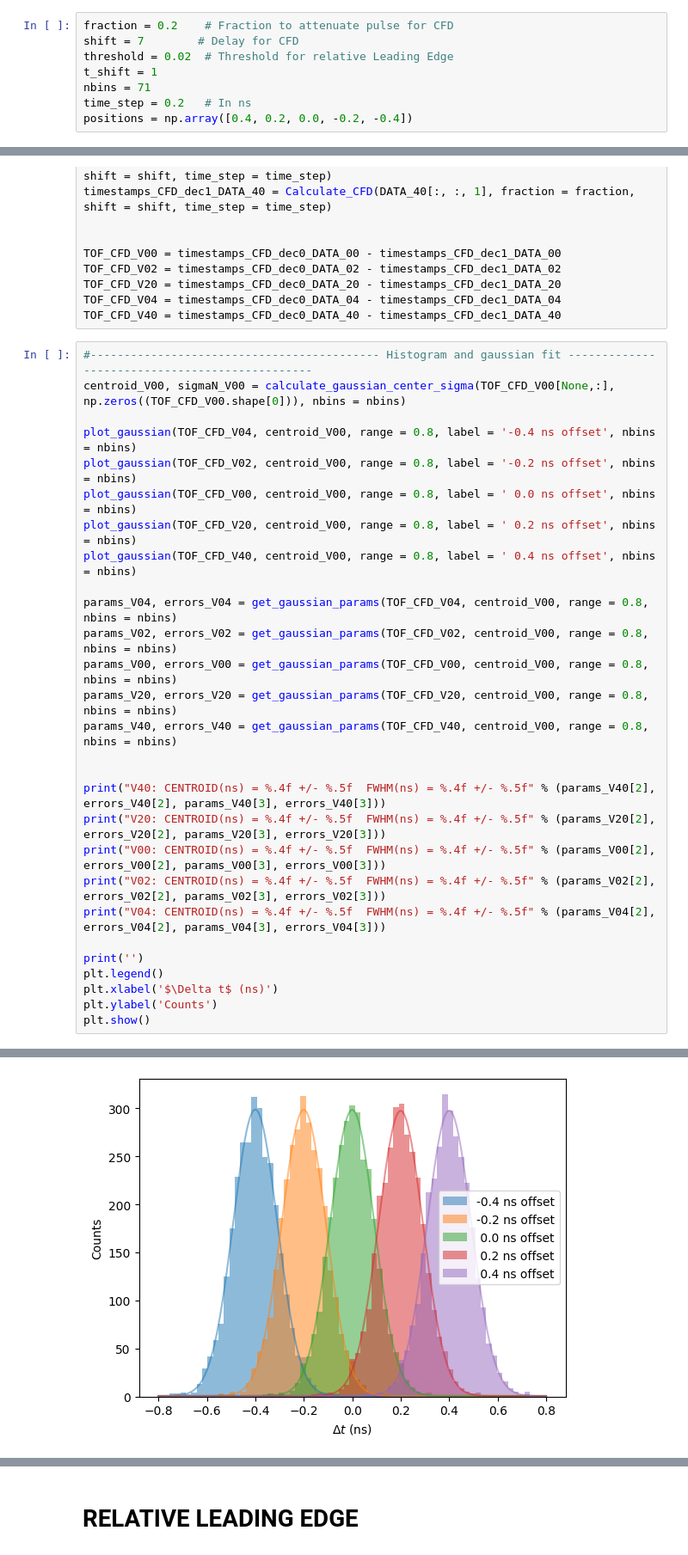
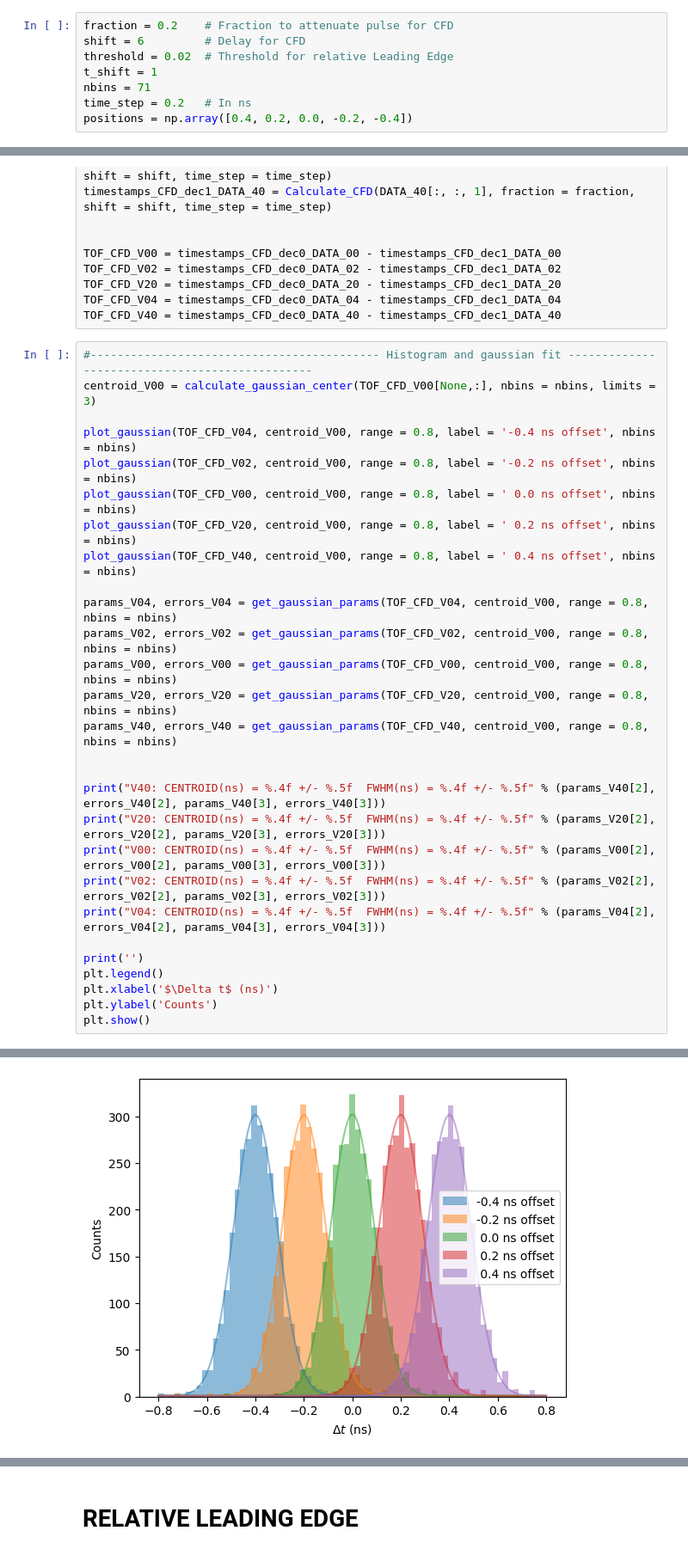
Before and after one commit to wjosefw/MLTiming, a Jupyter notebook: Traditional_methods.ipynb, the cells around one changed output, grey strips where cells are left out. Shown at 86% size. Cells and saved outputs as stored; diff of their text form.

```diff
--- a/Traditional_methods.ipynb
+++ b/Traditional_methods.ipynb
@@ -16,7 +14,7 @@ non_normalized_data = np.load(os.path.join(non_normalized_dir,'pulsos_Na22_filt_
 normalized_data = np.load(os.path.join(normalized_dir, 'Na22_test_val.npz'))['data']
 # %%
 fraction = 0.2    # Fraction to attenuate pulse for CFD
-shift = 7        # Delay for CFD
+shift = 6         # Delay for CFD
 threshold = 0.02  # Threshold for relative Leading Edge
 t_shift = 1
 nbins = 71
@@ -54,7 +52,7 @@ TOF_CFD_V04 = timestamps_CFD_dec0_DATA_04 - timestamps_CFD_dec1_DATA_04
 TOF_CFD_V40 = timestamps_CFD_dec0_DATA_40 - timestamps_CFD_dec1_DATA_40
 # %%
 #------------------------------------------- Histogram and gaussian fit -----------------------------------------------
-centroid_V00, sigmaN_V00 = calculate_gaussian_center_sigma(TOF_CFD_V00[None,:], np.zeros((TOF_CFD_V00.shape[0])), nbins = nbins)
+centroid_V00 = calculate_gaussian_center(TOF_CFD_V00[None,:], nbins = nbins, limits = 3)
 
 plot_gaussian(TOF_CFD_V04, centroid_V00, range = 0.8, label = '-0.4 ns offset', nbins = nbins)
 plot_gaussian(TOF_CFD_V02, centroid_V00, range = 0.8, label = '-0.2 ns offset', nbins = nbins)
@@ -89,4 +87,4 @@ V04: CENTROID(ns) = -0.4004 +/- 0.00088  FWHM(ns) = 0.2141 +/- 0.00094
-[figure, old version]
+[figure, new version]
 # %%
 # -------------------------------------------------------------------------
 #--------------------------- BOOTSTRAPING ---------------------------------
```
Also changed, not shown: parts of 12 cells of this notebook, 11 other files.
